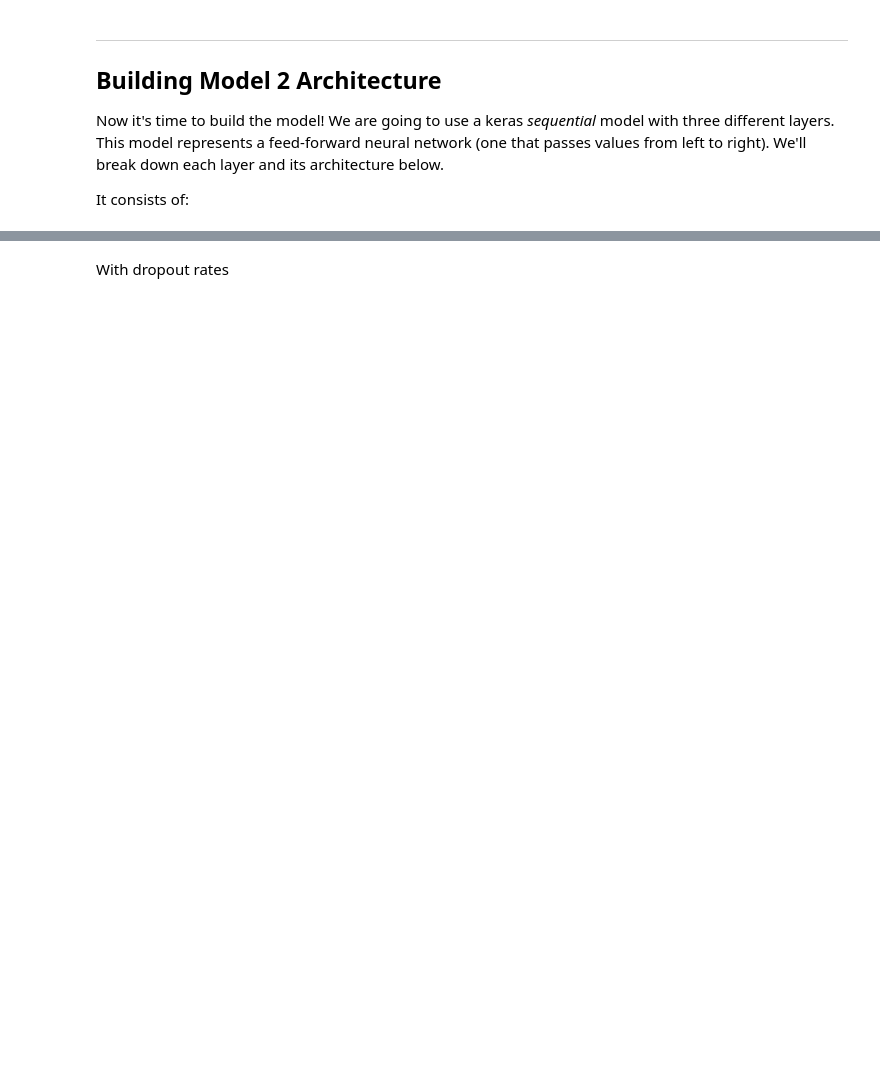
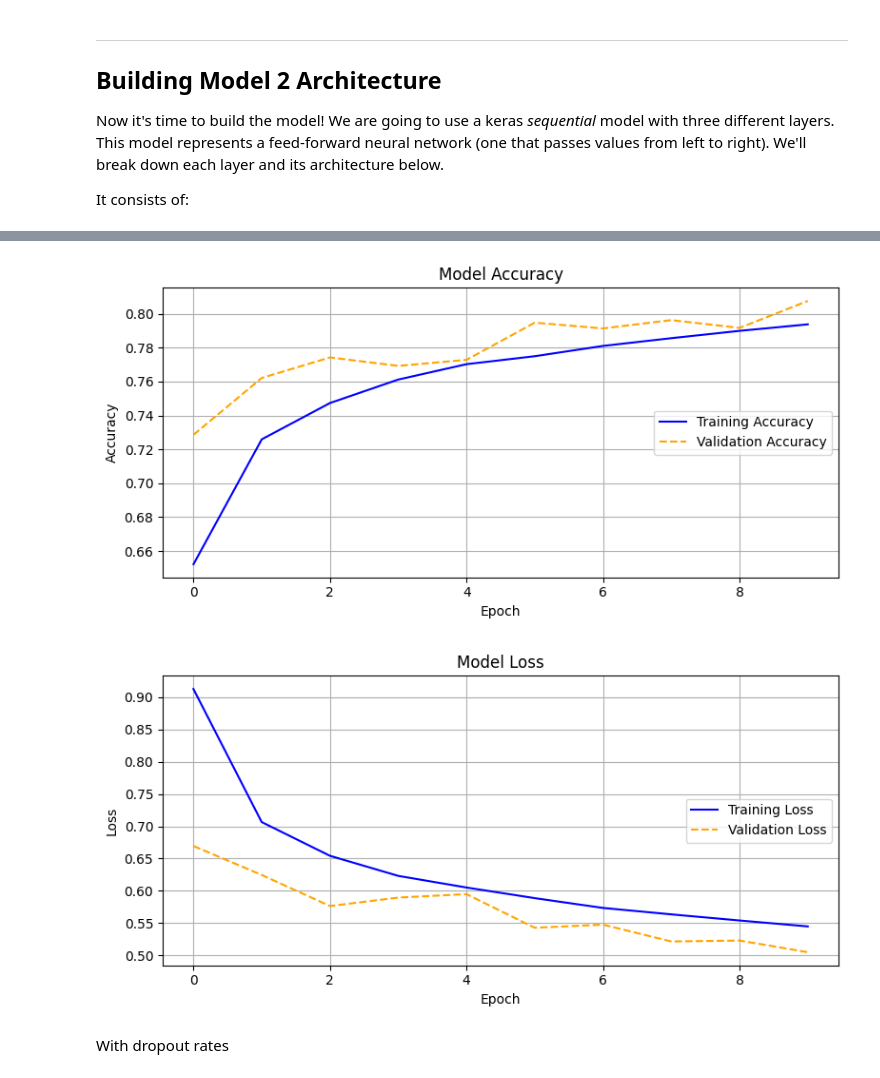
Before and after one commit to AndyH96/dense_nn, a Jupyter notebook: main.ipynb, the cells around one changed output, grey strips where cells are left out. Saved outputs shown, nothing was run; the diff lists cells and outputs as text; code cells hidden in the pictures; blank space fills up the shorter version.

```diff
--- a/main.ipynb
+++ b/main.ipynb
@@ -368,3 +388,9 @@ Epoch 10/10
+# %%
+plot_metrics(history, metric='accuracy')
+plot_metrics(history, metric='loss')
+# %% [output]
+[figure, added]
+[figure, added]
 # %% [markdown]
 With dropout rates
 # %%
```
Also changed, not shown: parts of 13 cells of this notebook.
